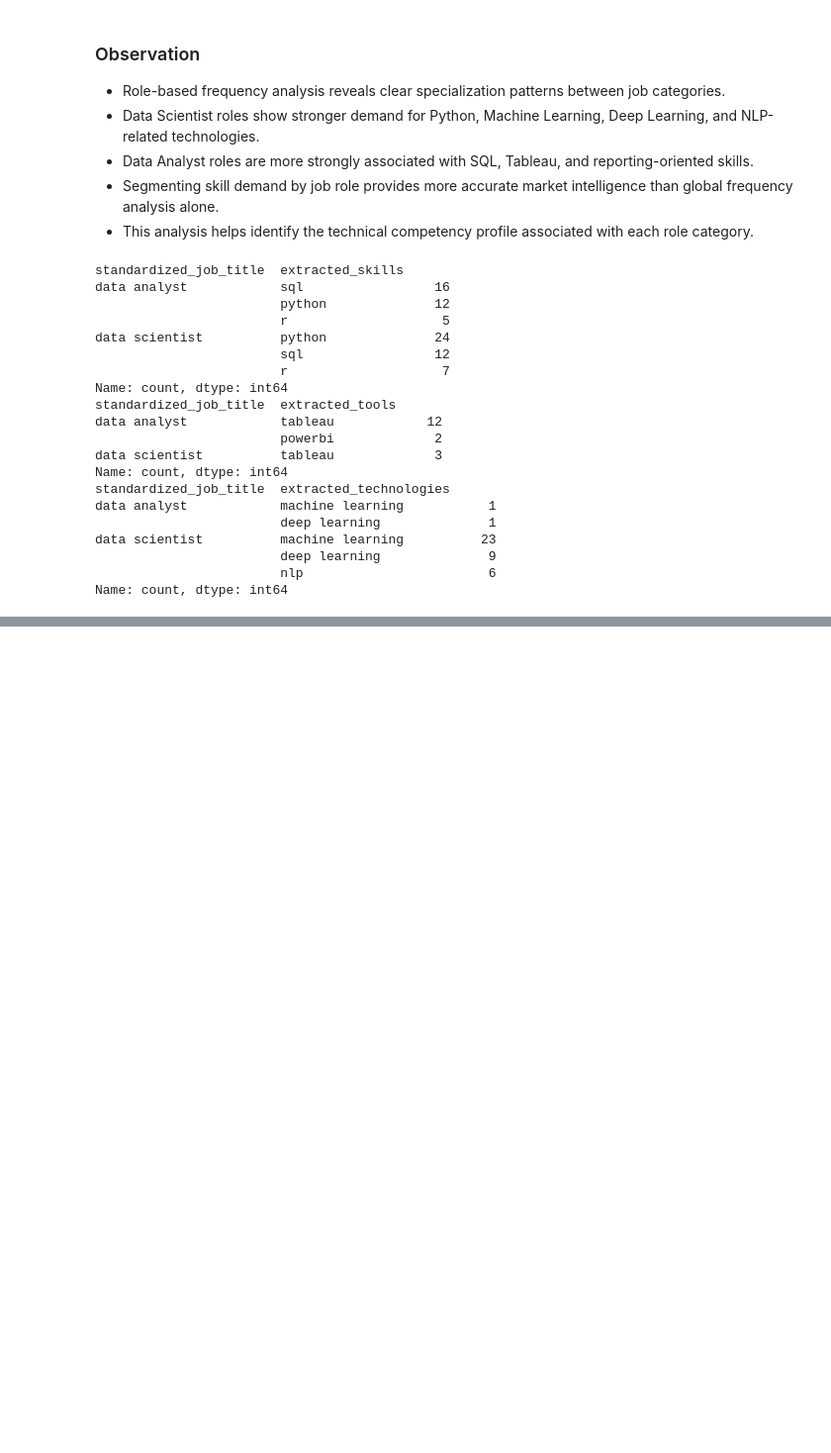
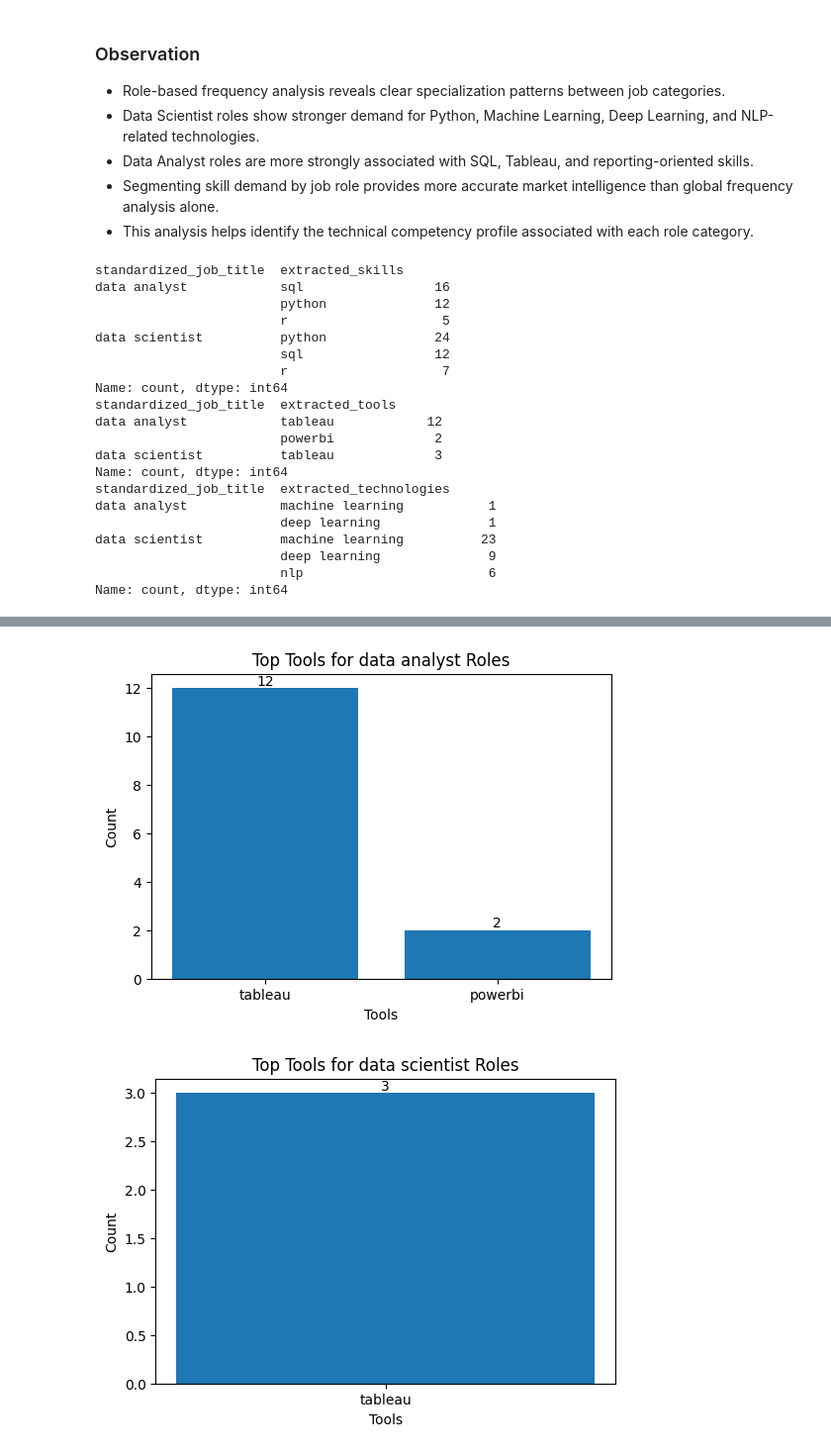
Before and after one commit to AntonioJabbour/job_market_inteligence, a Jupyter notebook: notebooks/02_skill_analysis.ipynb, the cells around one changed output, grey strips where cells are left out. Shown at 99% size. Saved outputs shown, nothing was run; the diff lists cells and outputs as text; code cells hidden in the pictures; blank space fills up the shorter version.

```diff
--- a/notebooks/02_skill_analysis.ipynb
+++ b/notebooks/02_skill_analysis.ipynb
@@ -145,0 +355,5 @@ Name: count, dtype: int64
+# %%
+plot_role_distribution(top_tools_df, 'extracted_tools', 'Tools')
+# %% [output]
+[figure, added]
+[figure, added]
```
Also changed, not shown: parts of 34 cells of this notebook.
